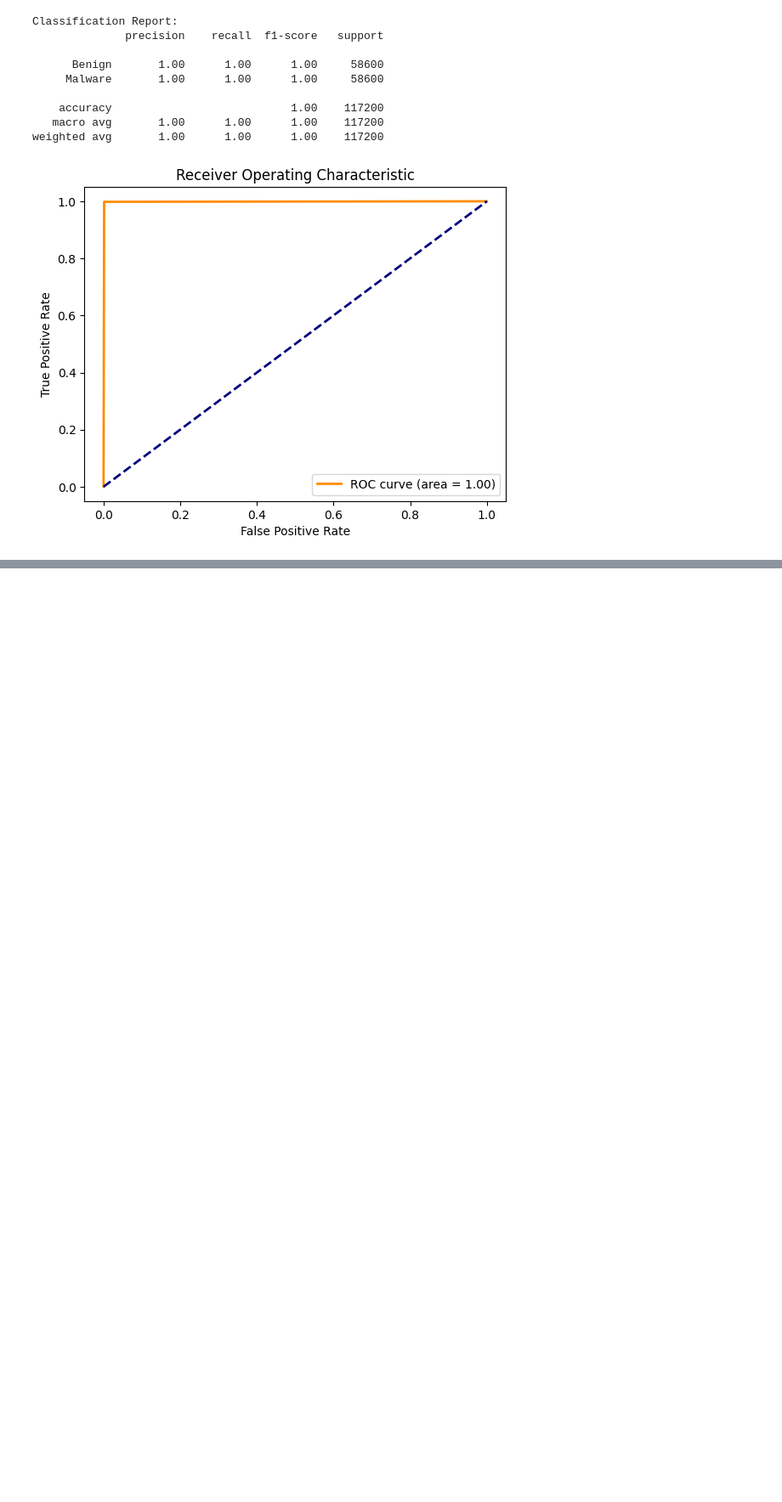
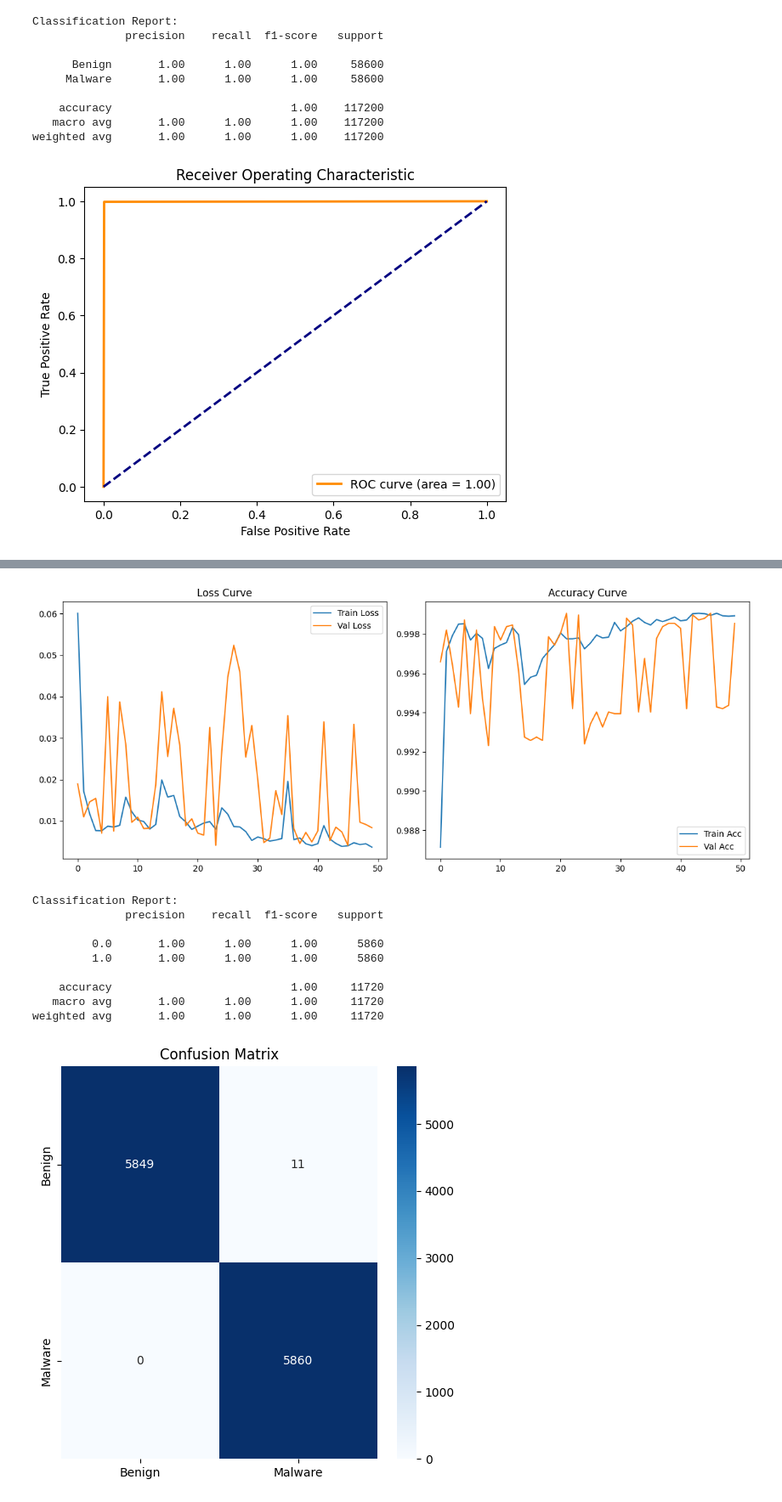
Before and after one commit to Prathamesh-Palatshaha/Brainstorm-Lab, a Jupyter notebook: malMem25.ipynb, the cells around one changed output, grey strips where cells are left out. Shown: that part at 85% size. Saved outputs shown, nothing was run; the diff lists cells and outputs as text; code cells hidden in the pictures; blank space fills up the shorter version.

```diff
--- a/malMem25.ipynb
+++ b/malMem25.ipynb
@@ -563,0 +604,12 @@ weighted avg       1.00      1.00      1.00    117200
+# %%
+# Create dataloaders
+batch_size = 128
+train_loader = DataLoader(MalwareDataset(X_train, y_train), batch_size=batch_size, shuffle=True)
+test_loader = DataLoader(MalwareDataset(X_test, y_test), batch_size=batch_size)
+
+# Initialize model and training components
+device = torch.device('cuda' if torch.cuda.is_available() else 'cpu')
+model = MalwareNet(X_train.shape[1]).to(device)
+criterion = nn.BCELoss()
+optimizer = optim.AdamW(model.parameters(), lr=0.001, weight_decay=1e-4)
+scheduler = optim.lr_scheduler.OneCycleLR(optimizer, max_lr=0.001, steps_per_epoch=len(train_loader), epochs=50)
@@ -563,0 +686,64 @@ weighted avg       1.00      1.00      1.00    117200
+# %%
+# Plot training history
+plt.figure(figsize=(12,5))
+plt.subplot(1,2,1)
+plt.plot(train_losses, label='Train Loss')
+plt.plot(val_losses, label='Val Loss')
+plt.title('Loss Curve')
+plt.legend()
+
+plt.subplot(1,2,2)
+plt.plot(train_accs, label='Train Acc')
+plt.plot(val_accs, label='Val Acc')
+plt.title('Accuracy Curve')
+plt.legend()
+plt.tight_layout()
+plt.show()
+
+# Evaluation
+model.load_state_dict(torch.load('best_model.pth'))
+model.eval()
+all_preds, all_labels = [], []
+with torch.no_grad():
+    for inputs, labels in test_loader:
+        inputs, labels = inputs.to(device), labels.to(device)
+        outputs = model(inputs).squeeze()
+        all_preds.extend((outputs >= 0.5).float().cpu().numpy())
+        all_labels.extend(labels.cpu().numpy())
+
+print('\nClassification Report:')
+print(classification_report(all_labels, all_preds))
+
+# Confusion Matrix
+cm = confusion_matrix(all_labels, all_preds)
+plt.figure(figsize=(6,6))
+sns.heatmap(cm, annot=True, fmt='d', cmap='Blues',
+           xticklabels=['Benign', 'Malware'],
+           yticklabels=['Benign', 'Malware'])
+plt.title('Confusion Matrix')
+plt.show()
+
+# ROC Curve
+fpr, tpr, _ = roc_curve(all_labels, all_preds)
+roc_auc = auc(fpr, tpr)
+plt.figure()
+plt.plot(fpr, tpr, color='darkorange', lw=2,
+         label=f'ROC curve (AUC = {roc_auc:.2f})')
+plt.plot([0, 1], [0, 1], color='navy', lw=2, linestyle='--')
+plt.xlabel('False Positive Rate')
+plt.ylabel('True Positive Rate')
+plt.title('Receiver Operating Characteristic')
+plt.legend(loc='lower right')
+plt.show()
+# %% [output]
+[figure, added]
+Classification Report:
+              precision    recall  f1-score   support
+
+         0.0       1.00      1.00      1.00      5860
+         1.0       1.00      1.00      1.00      5860
+
+    accuracy                           1.00     11720
+   macro avg       1.00      1.00      1.00     11720
+weighted avg       1.00      1.00      1.00     11720
+[figure, added]
```
Also changed, not shown: parts of 4 cells of this notebook.
